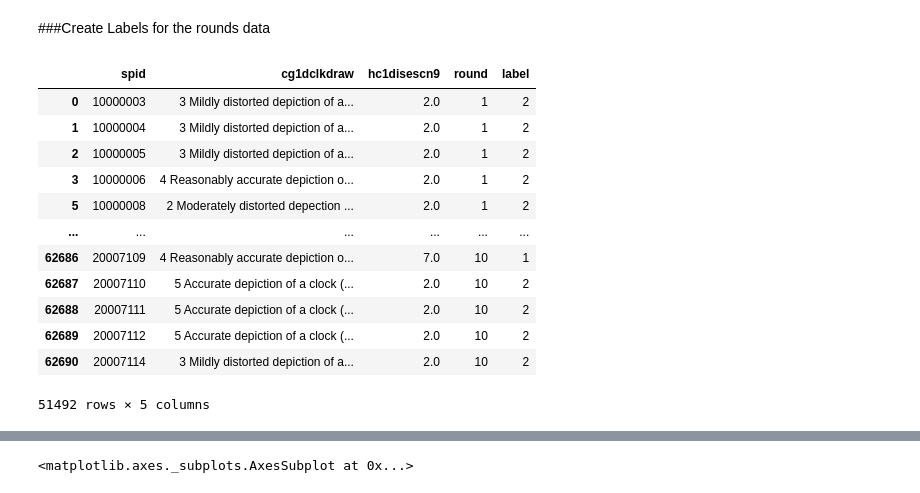
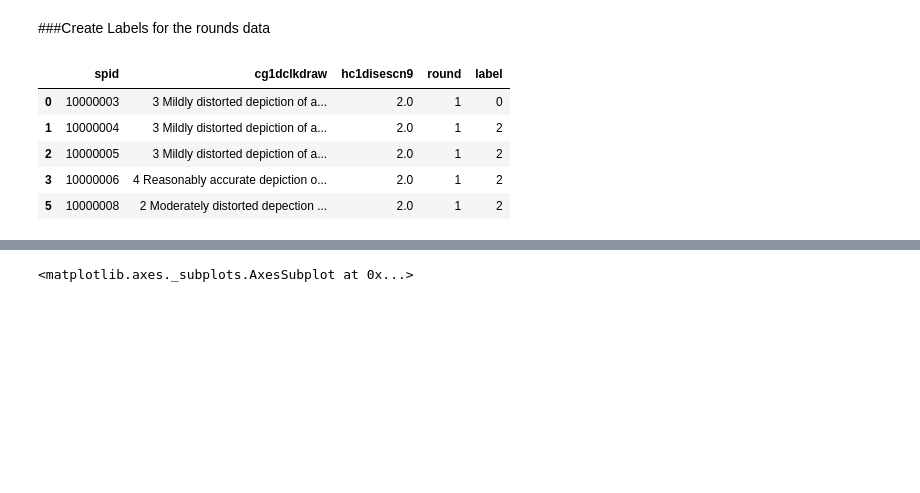
Before and after one commit to ian-byrne/MADSmilestone2, a Jupyter notebook: Labeling/Cleaning_labeling.ipynb, the cells around one changed output, grey strips where cells are left out. Cells and saved outputs as stored; diff of their text form; code cells hidden in the pictures; blank space fills up the shorter version.

```diff
--- a/Labeling/Cleaning_labeling.ipynb
+++ b/Labeling/Cleaning_labeling.ipynb
@@ -200,21 +196,14 @@ plt.show(b)
 ###Create Labels for the rounds data
 # %%
 labeled_data = ld.create_labels(cleaned_rounds)
-labeled_data
+labeled_data.head()
 # %% [output]
 |  | spid | cg1dclkdraw | hc1disescn9 | round | label |
-| 0 | 10000003 | 3 Mildly distorted depiction of a... | 2.0 | 1 | 2 |
+| 0 | 10000003 | 3 Mildly distorted depiction of a... | 2.0 | 1 | 0 |
 | 1 | 10000004 | 3 Mildly distorted depiction of a... | 2.0 | 1 | 2 |
 | 2 | 10000005 | 3 Mildly distorted depiction of a... | 2.0 | 1 | 2 |
 | 3 | 10000006 | 4 Reasonably accurate depiction o... | 2.0 | 1 | 2 |
 | 5 | 10000008 | 2 Moderately distorted depection ... | 2.0 | 1 | 2 |
-| ... | ... | ... | ... | ... | ... |
-| 62686 | 20007109 | 4 Reasonably accurate depiction o... | 7.0 | 10 | 1 |
-| 62687 | 20007110 | 5 Accurate depiction of a clock (... | 2.0 | 10 | 2 |
-| 62688 | 20007111 | 5 Accurate depiction of a clock (... | 2.0 | 10 | 2 |
-| 62689 | 20007112 | 5 Accurate depiction of a clock (... | 2.0 | 10 | 2 |
-| 62690 | 20007114 | 3 Mildly distorted depiction of a... | 2.0 | 10 | 2 |
-51492 rows × 5 columns
 # %%
 # Look at distribution of labels
 labeled_data.label.hist()
```
Also changed, not shown: parts of 14 cells of this notebook.
